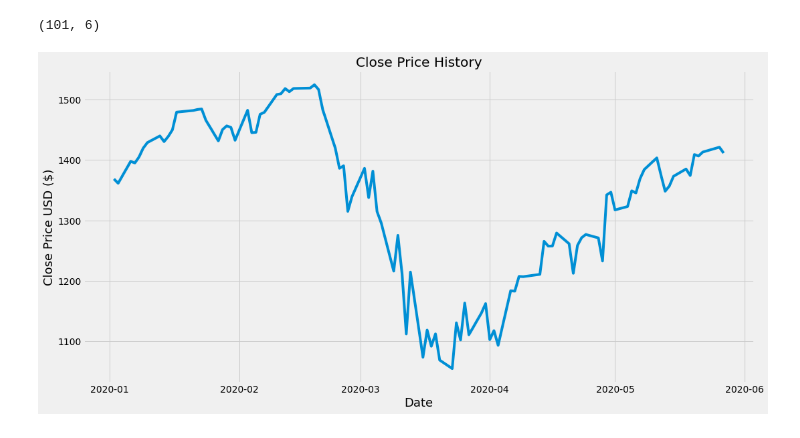
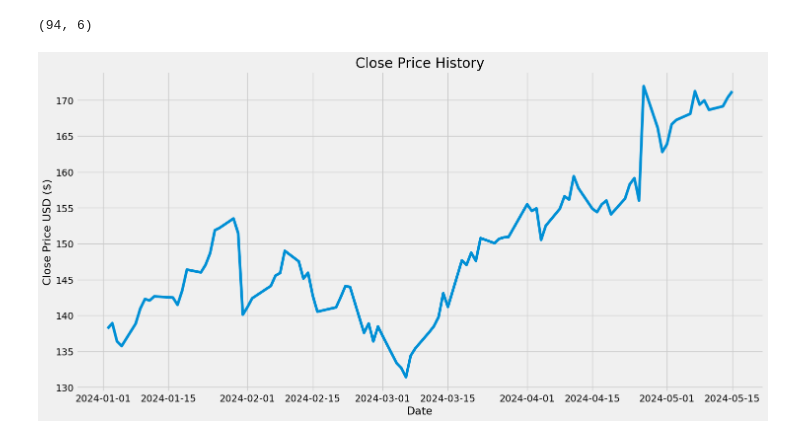
Before and after one commit to RicardoBatista2020/DataScience, a Jupyter notebook: StockPrice_Prediction.ipynb, the cells around one changed output. Saved outputs shown, nothing was run; the diff lists cells and outputs as text; code cells hidden in the pictures.

```diff
--- a/StockPrice_Prediction.ipynb
+++ b/StockPrice_Prediction.ipynb
@@ -36,0 +16,4 @@ df
+# %%
+ticker = 'GOOGL'
+df = yf.download(ticker, start="2024-01-01", end='2024-12-31', progress=False)
+df
@@ -37,17 +62,17 @@ df
 # %%
 df.shape
 # %% [output]
-(101, 6)
+(94, 6)
 # %%
 #Visualize the closing price history
 plt.figure(figsize=(16,8))
 plt.title('Close Price History')
 plt.plot(df['Close'])
-plt.xlabel('Date',fontsize=18)
-plt.ylabel('Close Price USD ($)',fontsize=18)
+plt.xlabel('Date',fontsize=16)
+plt.ylabel('Close Price USD ($)',fontsize=16)
 plt.show()
 # %% [output]
-[figure, old version]
+[figure, new version]
 # %%
 #Create a new dataframe with only the 'Close' column
 data = df.filter(['Close'])
```
Also changed, not shown: parts of 11 cells of this notebook.
